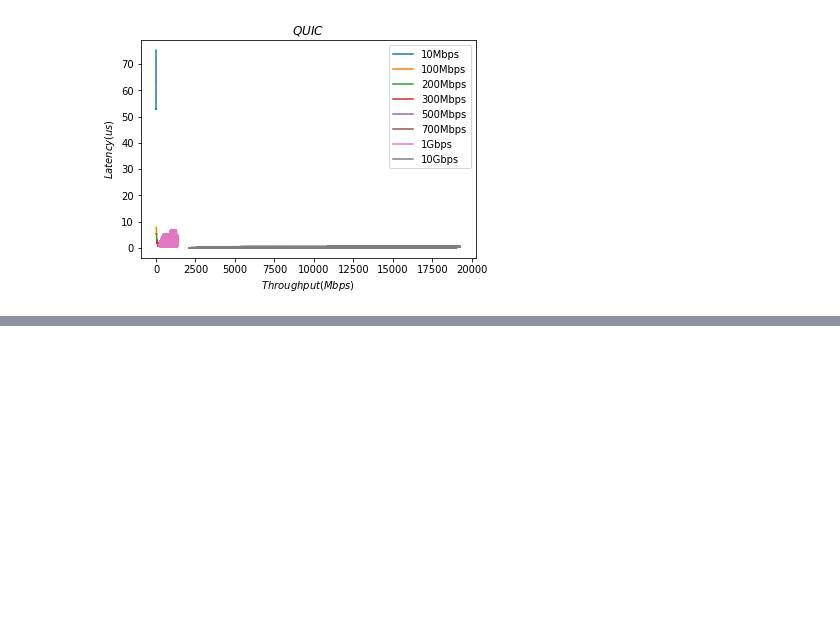
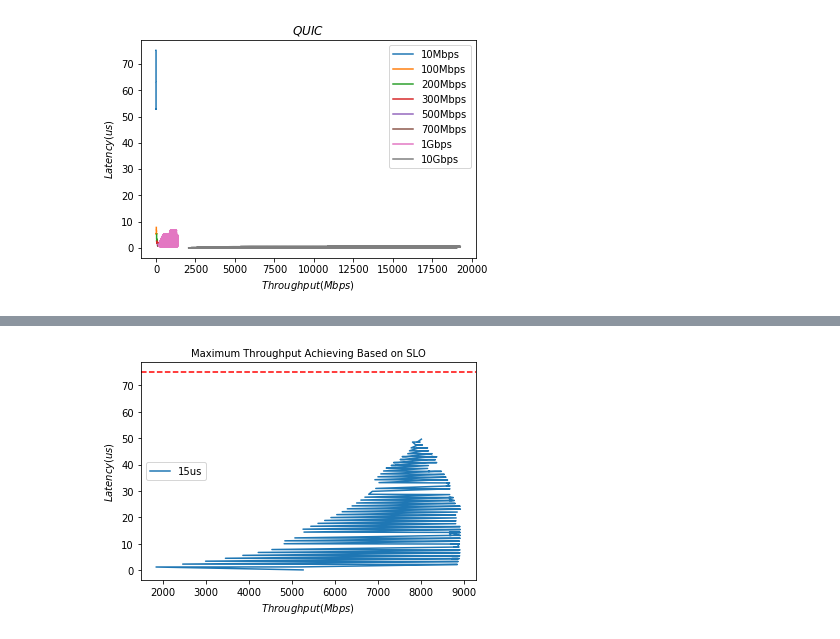
Before and after one commit to sarsanaee/quic-ns3-module, a Jupyter notebook: experiments/latency_throughput/data/quic/quic_notebook.ipynb, the cells around one changed output, grey strips where cells are left out. Saved outputs shown, nothing was run; the diff lists cells and outputs as text; code cells hidden in the pictures; blank space fills up the shorter version.

Commit message:
throughput latency experiments for quic added, some plots are added, examples generated are added, poisson service times are added

```diff
--- a/experiments/latency_throughput/data/quic/quic_notebook.ipynb
+++ b/experiments/latency_throughput/data/quic/quic_notebook.ipynb
@@ -198,0 +346,79 @@ plt.savefig("quic-latency-throughput-" + str(percentile) + ".png", format='png',
+# %%
+#Throughput-Latency
+
+
+# create some randomly ddistributed data:
+#data = np.random.randn(10000)
+#data = np.loadtxt("second_flow_1Mbps.dat", skiprows=50)
+
+
+data1 = np.loadtxt("first_flow_10Gbps_1_p.dat", skiprows=5)
+data2 = np.loadtxt("first_flow_10Gbps_2_p.dat", skiprows=5)
+data3 = np.loadtxt("first_flow_10Gbps_3_p.dat", skiprows=5)
+data4 = np.loadtxt("first_flow_10Gbps_4_p.dat", skiprows=5)
+data5 = np.loadtxt("first_flow_10Gbps_5_p.dat", skiprows=5)
+data7 = np.loadtxt("first_flow_10Gbps_7_p.dat", skiprows=5)
+data10 = np.loadtxt("first_flow_10Gbps_10_p.dat", skiprows=5)
+data15 = np.loadtxt("first_flow_10Gbps_15_p.dat", skiprows=5)
+data20 = np.loadtxt("first_flow_10Gbps_20_p.dat", skiprows=5)
+data100 = np.loadtxt("first_flow_10Gbps_100_p.dat", skiprows=5)
+data1000 = np.loadtxt("first_flow_10Gbps_1000_p.dat", skiprows=5)
+
+#data2 = np.loadtxt("second_flow_10Gbps_1_p.dat", skiprows=5)
+
+#data_sorted5 = np.sort(data5[:,0])/1000
+
+sorted_data1 = data1[data1[:,0].argsort()]
+sorted_data2 = data2[data2[:,0].argsort()]
+sorted_data3 = data3[data3[:,0].argsort()]
+sorted_data4 = data4[data4[:,0].argsort()]
+sorted_data5 = data5[data5[:,0].argsort()]
+sorted_data7 = data7[data7[:,0].argsort()]
+sorted_data10 = data10[data10[:,0].argsort()]
+sorted_data15 = data15[data15[:,0].argsort()]
+sorted_data20 = data20[data20[:,0].argsort()]
+sorted_data100 = data100[data100[:,0].argsort()]
+sorted_data1000 = data1000[data1000[:,0].argsort()]
+
+
+
+# calculate the proportional values of samples
+
+#p5 = 1. * np.arange(len(data5)) / (len(data5) - 1)
+
+
+sorted_data1[:,0] = sorted_data1[:,0]/1000
+sorted_data2[:,0] = sorted_data2[:,0]/1000
+sorted_data3[:,0] = sorted_data3[:,0]/1000
+sorted_data4[:,0] = sorted_data4[:,0]/1000
+sorted_data5[:,0] = sorted_data5[:,0]/1000
+sorted_data7[:,0] = sorted_data7[:,0]/1000
+sorted_data10[:,0] = sorted_data10[:,0]/1000
+sorted_data15[:,0] = sorted_data15[:,0]/1000
+sorted_data20[:,0] = sorted_data20[:,0]/1000
+sorted_data100[:,0] = sorted_data100[:,0]/1000
+sorted_data1000[:,0] = sorted_data1000[:,0]/1000
+
+
+
+
+
+
+# plot the sorted data:
+fig = plt.figure()
+
+plt.title("Maximum Throughput Achieving Based on SLO", fontsize=10)
+
+
+ax1 = fig.add_subplot(111)
+ax1.plot(sorted_data15[:,1], sorted_data15[:,0])
+ax1.set_xlabel('$Throughput(Mbps)$')
+ax1.set_ylabel('$Latency(us)$')
+ax1.legend(['15us'])
+ax1.axhline(75, color='r', ls='--')
+
+#plt.xlim( (0.99, 1) )
+
+plt.savefig("latency_throughput/throughput_latency_15.png", format='png', dpi=300)
+# %% [output]
+[figure, added]
```
Also changed, not shown: parts of 3 cells of this notebook, 15 other files.
